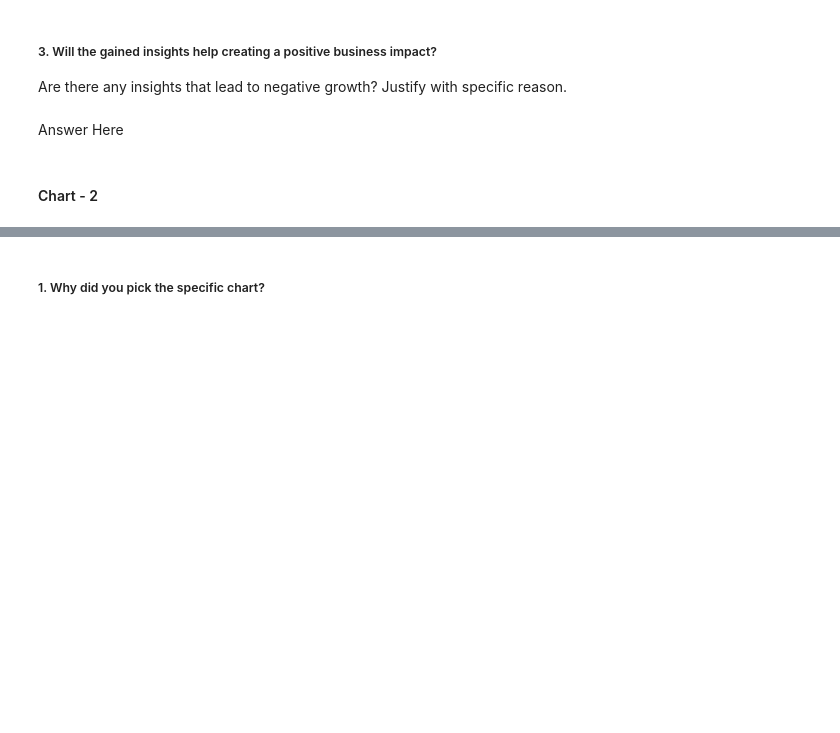
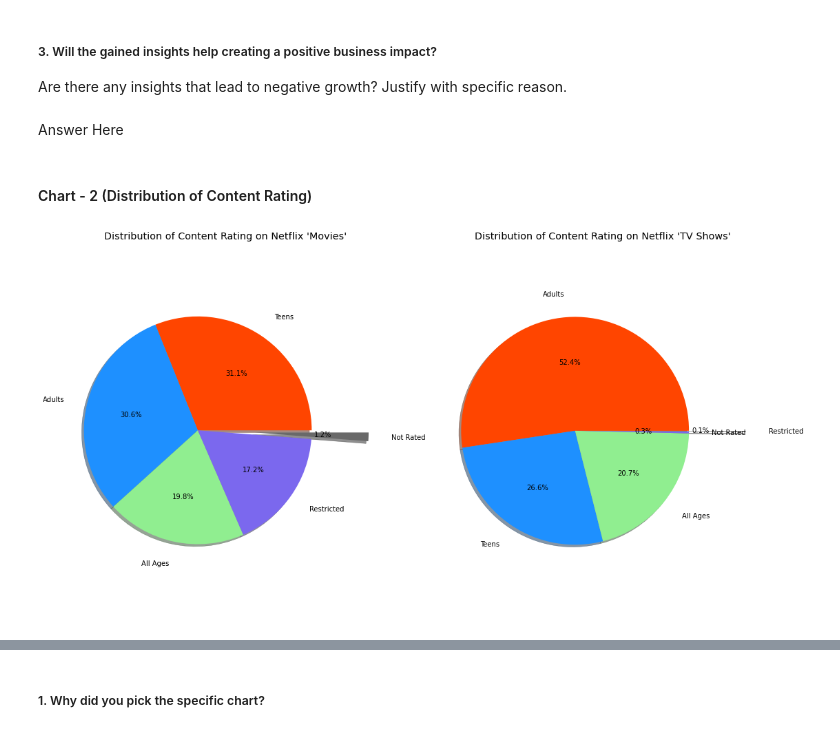
Before and after one commit to Shahrukh2016/Netflix_Movies_and_TV_Shows_Clustering, a Jupyter notebook: IndividualColab_NetflixMoviesAndTvShowsClustering.ipynb, the cells around one changed output, grey strips where cells are left out. Saved outputs shown, nothing was run; the diff lists cells and outputs as text; code cells hidden in the pictures; blank space fills up the shorter version.

```diff
--- a/IndividualColab_NetflixMoviesAndTvShowsClustering.ipynb
+++ b/IndividualColab_NetflixMoviesAndTvShowsClustering.ipynb
@@ -625,0 +650,7 @@ array(['Adults', 'Restricted', 'Parental Guidance', 'All Ages',
+# %%
+# Spearating the dataframes for further analysis
+df_movies= df[df['type']== 'Movie']
+df_tvshows= df[df['type']== 'TV Show']
+
+# Printing the shape
+print(df_movies.shape, df_tvshows.shape)
@@ -652,6 +718,17 @@ Are there any insights that lead to negative growth? Justify with specific reaso
 # %% [markdown]
 Answer Here
 # %% [markdown]
-#### Chart - 2
+#### Chart - 2 (Distribution of Content Rating)
 # %%
 # Chart - 2 visualization code
+# %%
+plt.figure(figsize=(18,10))
+for i,j,k in ((df_movies, 'Movies',0),(df_tvshows, 'TV Shows',1)):
+  plt.subplot(1,2,k+1)
+  count= i['rating'].value_counts()
+  plt.pie(count, labels=count.index,explode=(0,0,0,0,0.5),colors=['orangered','dodgerblue','lightgreen','mediumslateblue','dimgray'],shadow=True, autopct='%1.1f%%', labeldistance=1.2)
+  plt.title(f"Distribution of Content Rating on Netflix '{j}'")
+  plt.axis('equal')
+plt.show()
+# %% [output]
+[figure, added]
```
Also changed, not shown: parts of 34 cells of this notebook.
